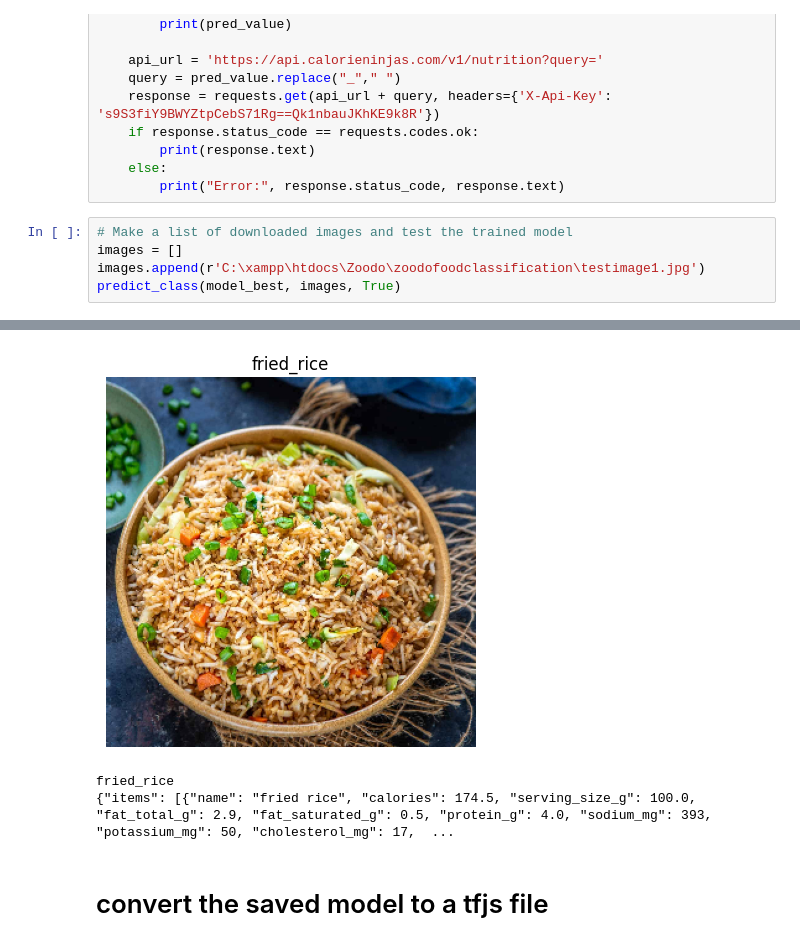
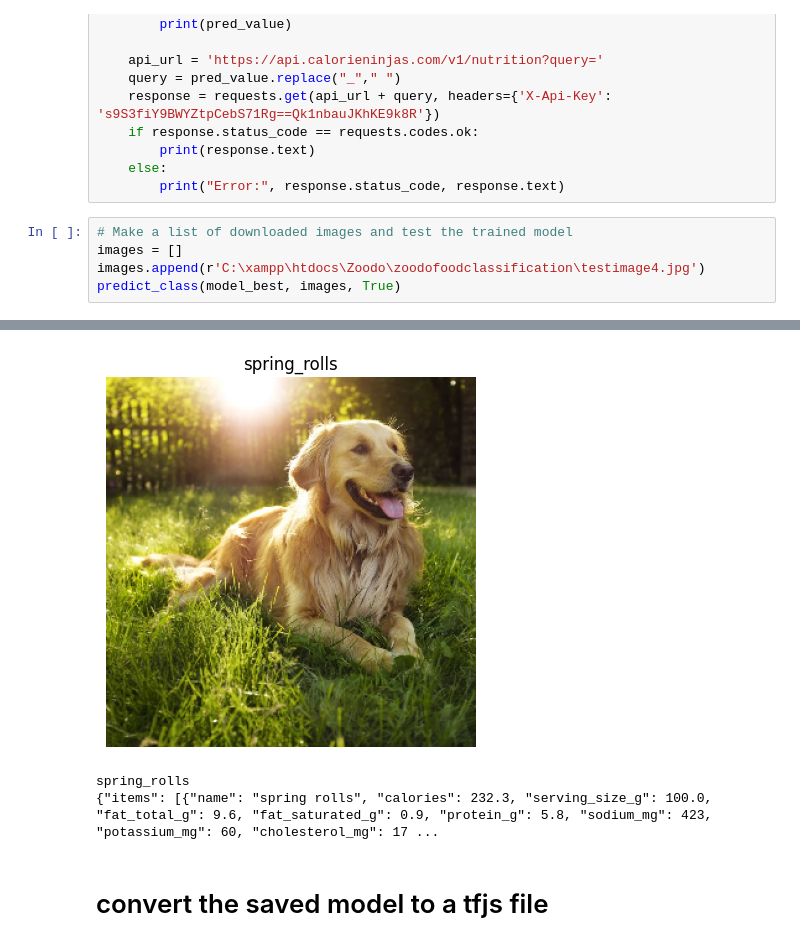
Before and after one commit to Sathmikasenadheera01/ZOODO, a Jupyter notebook: zoodofoodclassification/zoodoo foodimageclassification model.ipynb, the cells around one changed output, grey strips where cells are left out. Saved outputs shown, nothing was run; the diff lists cells and outputs as text.

```diff
--- a/zoodofoodclassification/zoodoo foodimageclassification model.ipynb
+++ b/zoodofoodclassification/zoodoo foodimageclassification model.ipynb
@@ -501,6 +501,6 @@ def predict_class(model, images, show = True):
 # %%
 # Make a list of downloaded images and test the trained model
 images = []
-images.append(r'C:\xampp\htdocs\Zoodo\zoodofoodclassification\testimage1.jpg')
+images.append(r'C:\xampp\htdocs\Zoodo\zoodofoodclassification\testimage4.jpg')
 predict_class(model_best, images, True)
 # %% [output]
@@ -508,6 +508,6 @@ predict_class(model_best, images, True)
-[figure, old version]
+[figure, new version]
-fried_rice
-{"items": [{"name": "fried rice", "calories": 174.5, "serving_size_g": 100.0, "fat_total_g": 2.9, "fat_saturated_g": 0.5, "protein_g": 4.0, "sodium_mg": 393, "potassium_mg": 50, "cholesterol_mg": 17,  ...
+spring_rolls
+{"items": [{"name": "spring rolls", "calories": 232.3, "serving_size_g": 100.0, "fat_total_g": 9.6, "fat_saturated_g": 0.9, "protein_g": 5.8, "sodium_mg": 423, "potassium_mg": 60, "cholesterol_mg": 17 ...
 # %% [markdown]
 # convert the saved model to a tfjs file
 # %%
```
Also changed, not shown: parts of 4 cells of this notebook.
